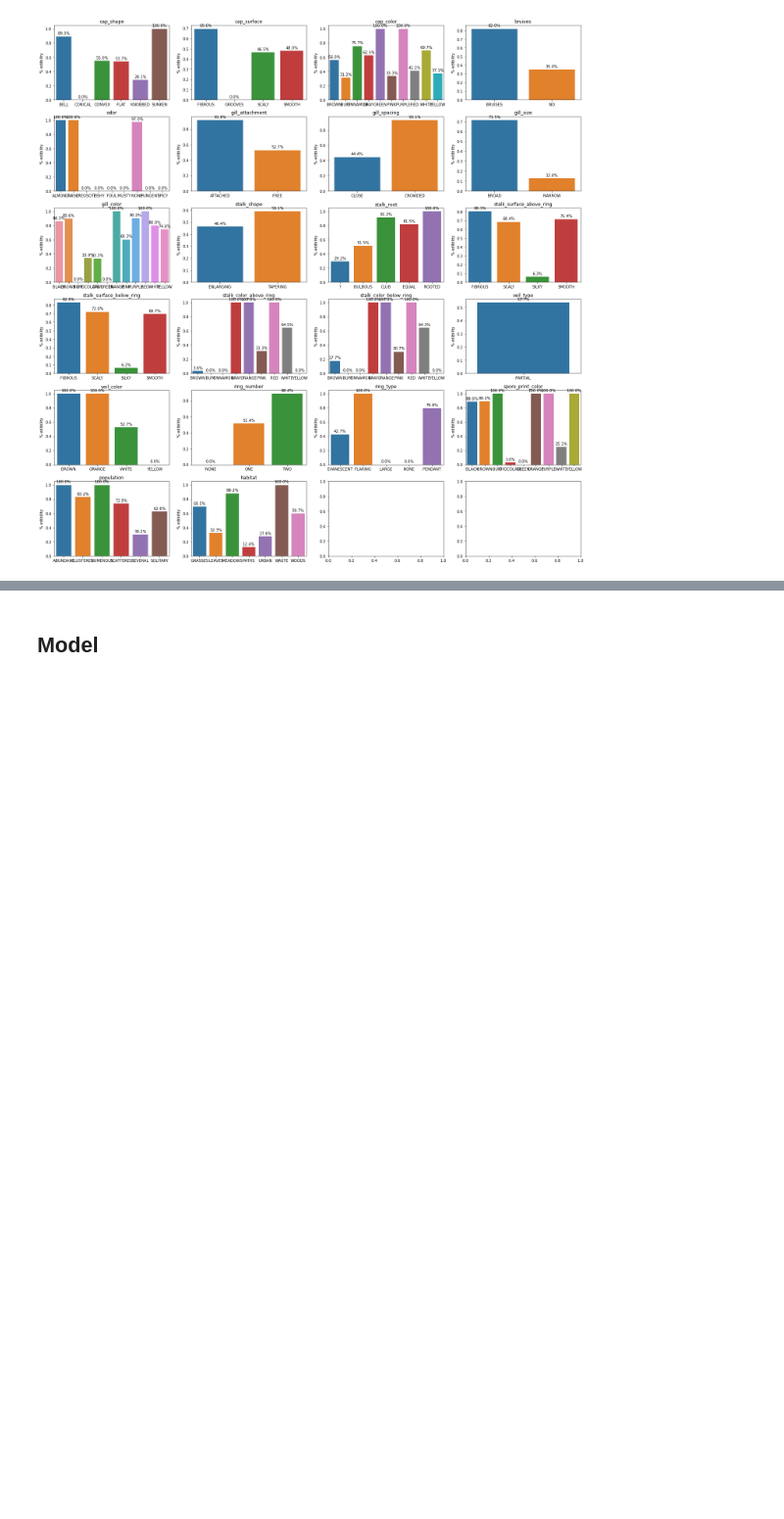
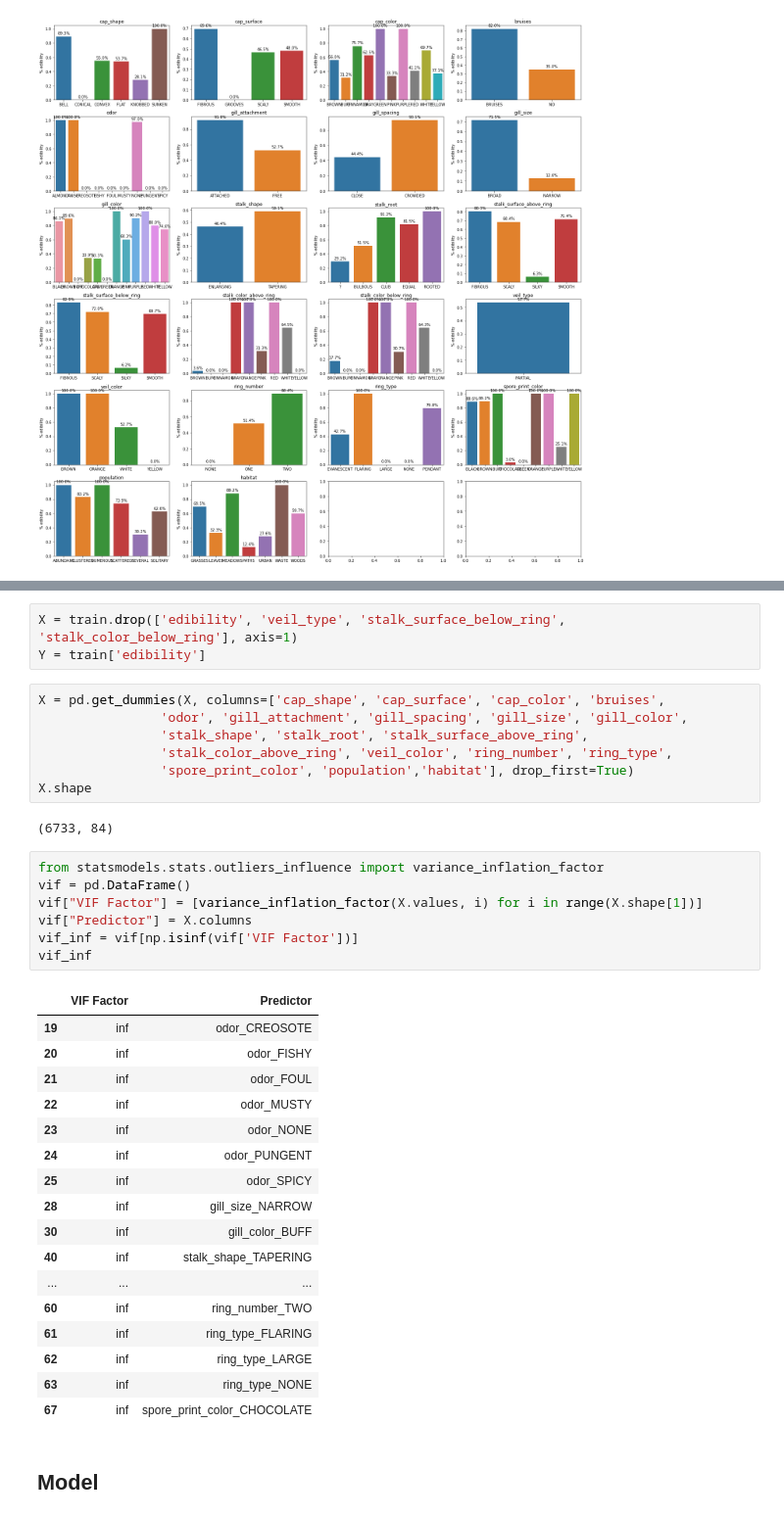
Before and after one commit to jprette/STAT303-2-Final_Project, a Jupyter notebook: Project Code/Project_Main_Notebook.ipynb, the cells around one changed output, grey strips where cells are left out. Shown at 98% size. Cells and saved outputs as stored; diff of their text form; blank space fills up the shorter version.

```diff
--- a/Project Code/Project_Main_Notebook.ipynb
+++ b/Project Code/Project_Main_Notebook.ipynb
@@ -257,3 +257,40 @@ train.loc[train.odor == 'NONE'].edibility.mean()
+# %%
+X = train.drop(['edibility', 'veil_type', 'stalk_surface_below_ring', 'stalk_color_below_ring'], axis=1)
+Y = train['edibility']
+# %%
+X = pd.get_dummies(X, columns=['cap_shape', 'cap_surface', 'cap_color', 'bruises',
+                'odor', 'gill_attachment', 'gill_spacing', 'gill_size', 'gill_color',
+                'stalk_shape', 'stalk_root', 'stalk_surface_above_ring',
+                'stalk_color_above_ring', 'veil_color', 'ring_number', 'ring_type',
+                'spore_print_color', 'population','habitat'], drop_first=True)
+X.shape
+# %% [output]
+(6733, 84)
+# %%
+from statsmodels.stats.outliers_influence import variance_inflation_factor
+vif = pd.DataFrame()
+vif["VIF Factor"] = [variance_inflation_factor(X.values, i) for i in range(X.shape[1])]
+vif["Predictor"] = X.columns
+vif_inf = vif[np.isinf(vif['VIF Factor'])]
+vif_inf
+# %% [output]
+|  | VIF Factor | Predictor |
+| 19 | inf | odor_CREOSOTE |
+| 20 | inf | odor_FISHY |
+| 21 | inf | odor_FOUL |
+| 22 | inf | odor_MUSTY |
+| 23 | inf | odor_NONE |
+| 24 | inf | odor_PUNGENT |
+| 25 | inf | odor_SPICY |
+| 28 | inf | gill_size_NARROW |
+| 30 | inf | gill_color_BUFF |
+| 40 | inf | stalk_shape_TAPERING |
+| ... | ... | ... |
+| 60 | inf | ring_number_TWO |
+| 61 | inf | ring_type_FLARING |
+| 62 | inf | ring_type_LARGE |
+| 63 | inf | ring_type_NONE |
+| 67 | inf | spore_print_color_CHOCOLATE |
 # %% [markdown]
 ## Model
 # %% [markdown]
```
Also changed, not shown: parts of 5 cells of this notebook.
